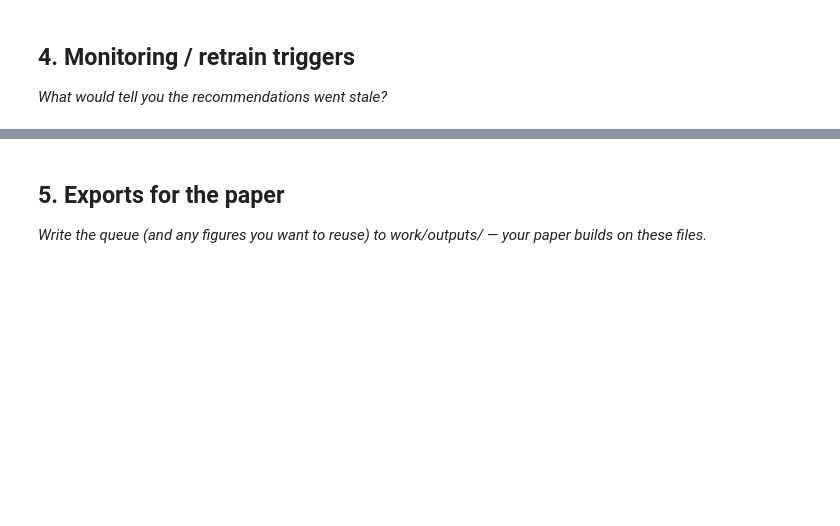
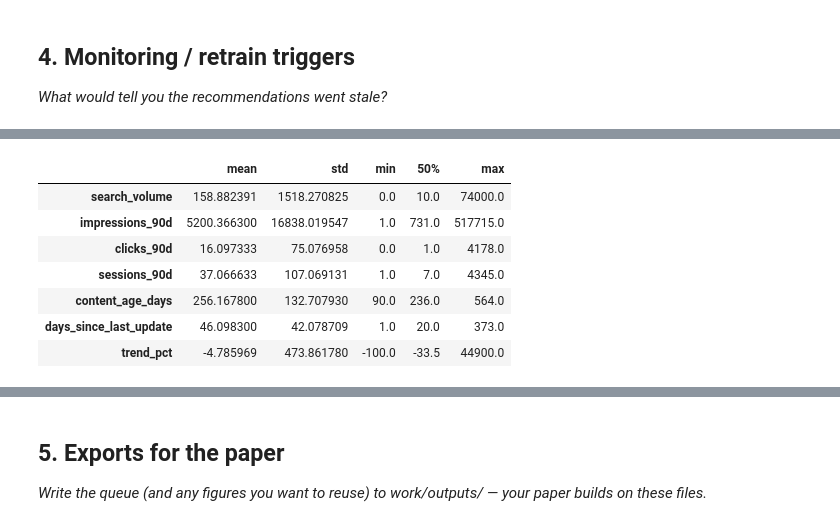
Before and after one commit to martindiarua/ML_01, a Jupyter notebook: work/notebooks/w07_action_playbook.ipynb, the cells around one changed output, grey strips where cells are left out. Cells and saved outputs as stored; diff of their text form; code cells hidden in the pictures; blank space fills up the shorter version.

```diff
--- a/work/notebooks/w07_action_playbook.ipynb
+++ b/work/notebooks/w07_action_playbook.ipynb
@@ -84,0 +601,25 @@ print(action_queue[
+# %%
+monitor_features = [
+    "search_volume",
+    "impressions_90d",
+    "clicks_90d",
+    "sessions_90d",
+    "content_age_days",
+    "days_since_last_update",
+    "trend_pct"
+]
+
+drift_snapshot = df[monitor_features].describe().T[
+    ["mean", "std", "min", "50%", "max"]
+]
+
+drift_snapshot
+# %% [output]
+|  | mean | std | min | 50% | max |
+| search_volume | 158.882391 | 1518.270825 | 0.0 | 10.0 | 74000.0 |
+| impressions_90d | 5200.366300 | 16838.019547 | 1.0 | 731.0 | 517715.0 |
+| clicks_90d | 16.097333 | 75.076958 | 0.0 | 1.0 | 4178.0 |
+| sessions_90d | 37.066633 | 107.069131 | 1.0 | 7.0 | 4345.0 |
+| content_age_days | 256.167800 | 132.707930 | 90.0 | 236.0 | 564.0 |
+| days_since_last_update | 46.098300 | 42.078709 | 1.0 | 20.0 | 373.0 |
+| trend_pct | -4.785969 | 473.861780 | -100.0 | -33.5 | 44900.0 |
```
Also changed, not shown: parts of 34 cells of this notebook.
